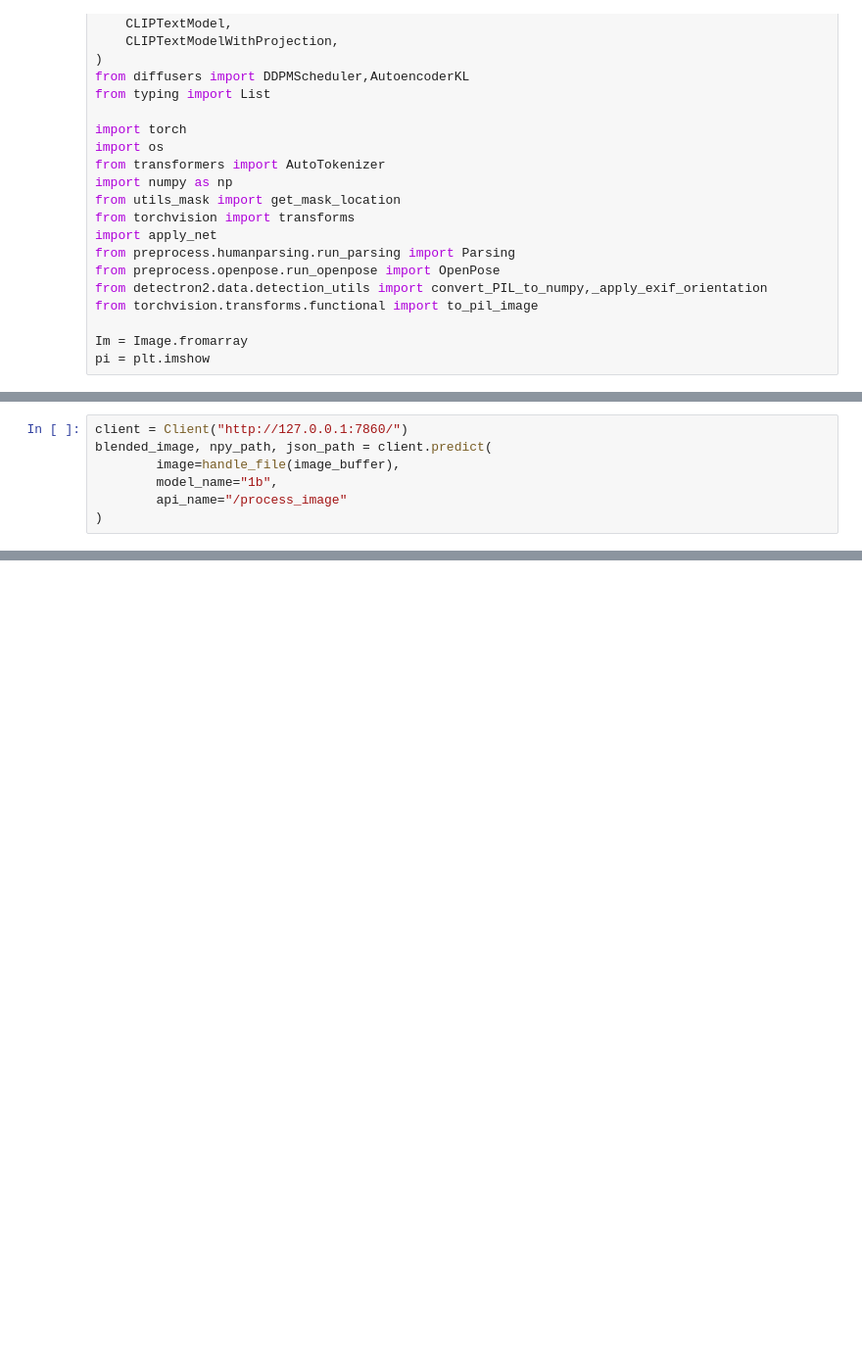
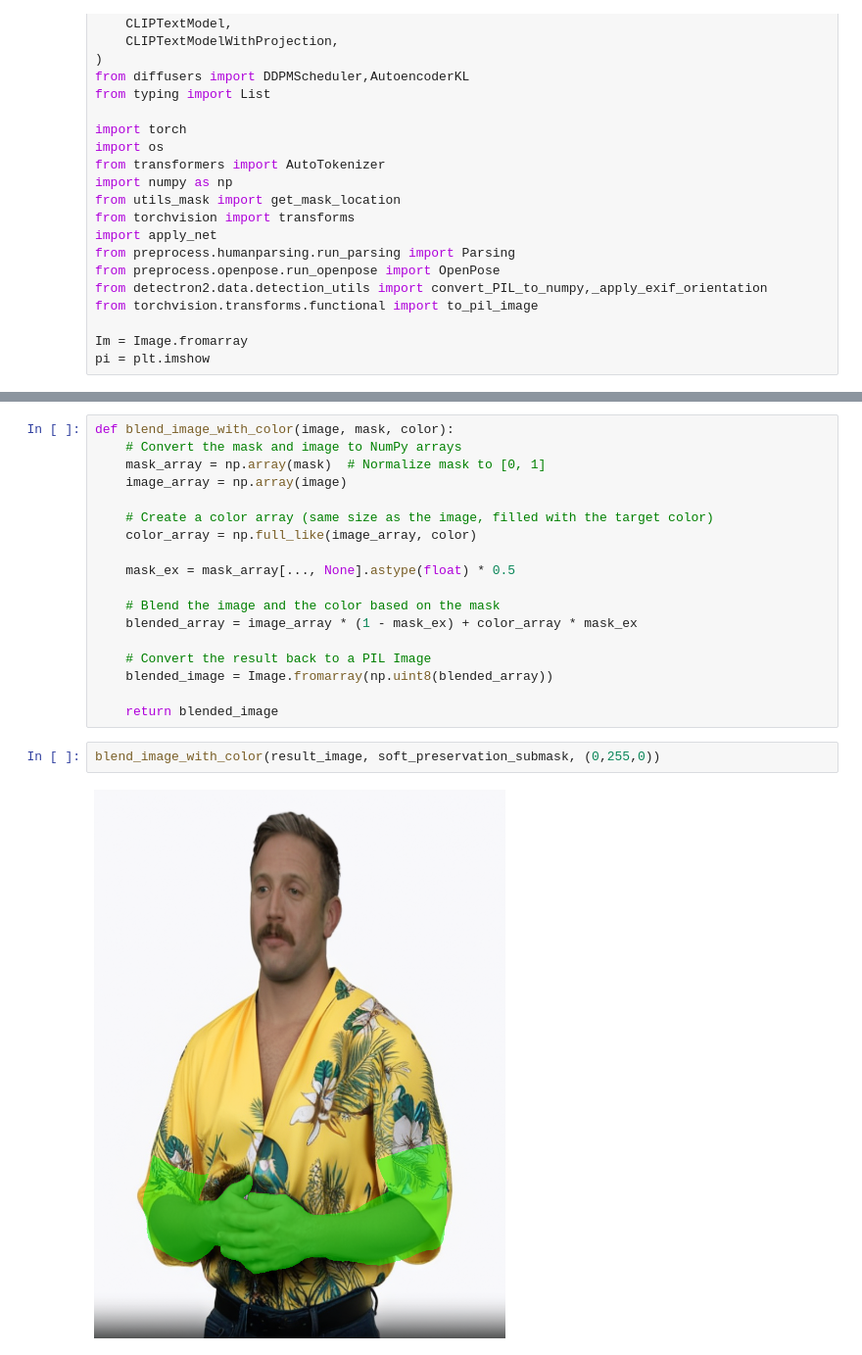
Before and after one commit to AlphaaDi/VTO_demo, a Jupyter notebook: Core_VTO.ipynb, the cells around one changed output, grey strips where cells are left out. Shown at 98% size. Drawn from its saved outputs; the diff is of its cells as text; blank space fills up the shorter version.

```diff
--- a/Core_VTO.ipynb
+++ b/Core_VTO.ipynb
@@ -210,7 +65,0 @@ image_buffer.seek(0)  # Reset buffer position to the beginning
-# %%
-client = Client("http://127.0.0.1:7860/")
-blended_image, npy_path, json_path = client.predict(
-		image=handle_file(image_buffer),
-		model_name="1b",
-		api_name="/process_image"
-)
@@ -435,0 +414,22 @@ OSError: Cannot find empty port in range: 8038-8038. You can specify a different
+# %%
+def blend_image_with_color(image, mask, color):
+    # Convert the mask and image to NumPy arrays
+    mask_array = np.array(mask)  # Normalize mask to [0, 1]
+    image_array = np.array(image)
+
+    # Create a color array (same size as the image, filled with the target color)
+    color_array = np.full_like(image_array, color)
+
+    mask_ex = mask_array[..., None].astype(float) * 0.5
+
+    # Blend the image and the color based on the mask
+    blended_array = image_array * (1 - mask_ex) + color_array * mask_ex
+
+    # Convert the result back to a PIL Image
+    blended_image = Image.fromarray(np.uint8(blended_array))
+
+    return blended_image
+# %%
+blend_image_with_color(result_image, soft_preservation_submask, (0,255,0))
+# %% [output]
+[figure, added]
```
Also changed, not shown: parts of 30 cells of this notebook, 4 other files.
